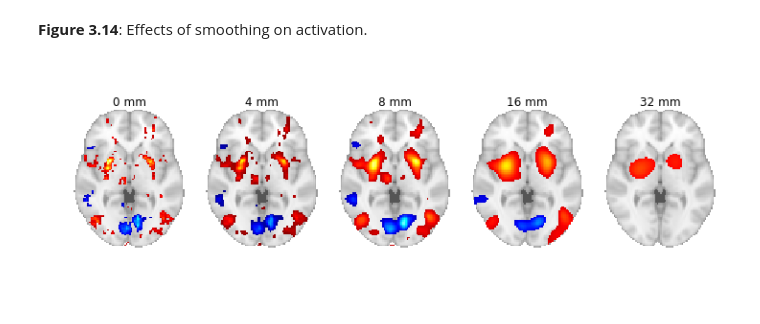
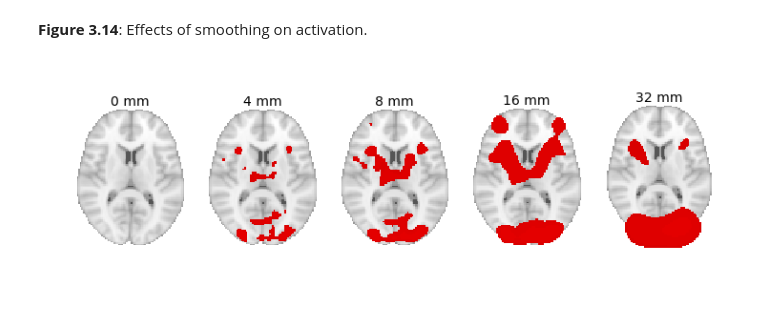
Before and after one commit to poldrack/fmri-handbook-2e-code, a Jupyter notebook: notebooks/Chapter3-Preprocessing/Chapter3-Preprocessing.ipynb, the cells around one changed output. Cells and saved outputs as stored; diff of their text form; code cells hidden in the pictures.

```diff
--- a/notebooks/Chapter3-Preprocessing/Chapter3-Preprocessing.ipynb
+++ b/notebooks/Chapter3-Preprocessing/Chapter3-Preprocessing.ipynb
@@ -83,9 +82,9 @@ WImage(filename=os.path.join(config.orig_figuredir,'Figure_3_6.pdf'))
 fig=plt.figure(figsize=(12,8))
 
 cutcoord=[30]
-mag_img=nibabel.load(config.data['fieldmap-mag'])
-phasediff=nibabel.load(config.data['fieldmap-phasediff'])
-fmap=nibabel.load(config.data['fieldmap'])
+mag_img=nibabel.load(config.data['ds031']['fieldmap-mag'])
+phasediff=nibabel.load(config.data['ds031']['fieldmap-phasediff'])
+fmap=nibabel.load(config.data['ds031']['fieldmap'])
 
 ax1 = plt.subplot2grid((2,3), (0,0))
 nilearn.plotting.plot_anat(mag_img,
@@ -303,17 +257,24 @@ for smoothing in [0,4,8,16,32]:
 # %%
 ax={}
 fig=plt.figure(figsize=(12,4))
 ctr=0
 for smoothing in [0,4,8,16,32]:
     ax[smoothing] = plt.subplot2grid((1,5), (0,ctr))
     ctr+=1
-    infile=os.path.join(output_dir,config.data['groupfunc'].replace('.nii','_smooth%d_tstat.nii'%smoothing))
-    nilearn.plotting.plot_stat_map(nibabel.load(infile),threshold=3,
+    infile=os.path.join(config.data['ds005']['datadir'],
+                        'derivatives/randomise/_copenum_1/_regtype_ants/_fwhm_%d/randomise__tfce_corrp_tstat1.nii.gz'%(smoothing))
+    img=nibabel.load(infile)
+    # have to play a trick here because the plotting function
+    # makes the image smaller if the mask is completely empty
+    data=img.get_data()
+    data[50,50,50]=3.1
+    newimg=nibabel.Nifti1Image(data,img.get_affine(),img.get_header())
+    nilearn.plotting.plot_stat_map(newimg,threshold=0.95,
                                   display_mode='z',
-                                  cut_coords=[0],
+                                  cut_coords=[10],
                                   colorbar=False,annotate=False,axes=ax[smoothing])
-    plt.title('%d mm'%smoothing)
+    plt.title('%d mm'%smoothing,fontsize=14)
 
-plt.savefig(os.path.join(config.figuredir,'Figure_3_14.svg'),format='svg',dpi=1200)
+plt.savefig(os.path.join(config.figuredir,'Figure_3_14.'+config.img_format),format=config.img_format,dpi=1200)
 # %% [output]
-[figure, old version]
+[figure, new version]
```
Also changed, not shown: parts of 17 cells of this notebook, 9 other files.
